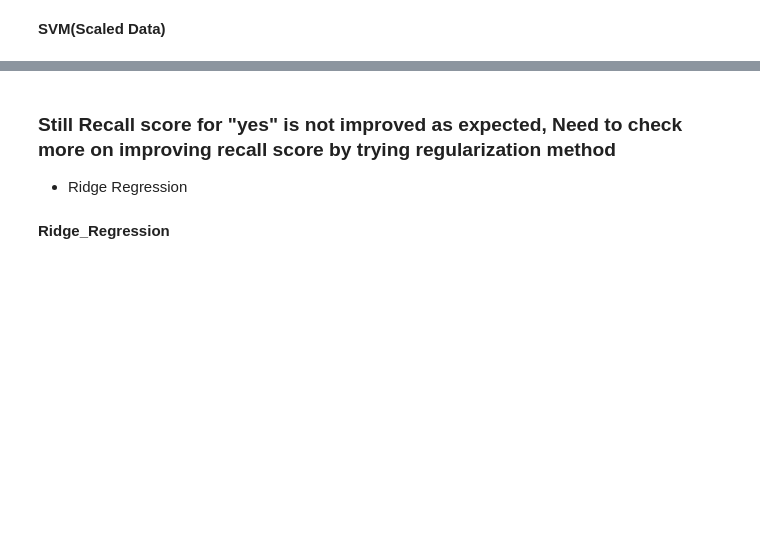
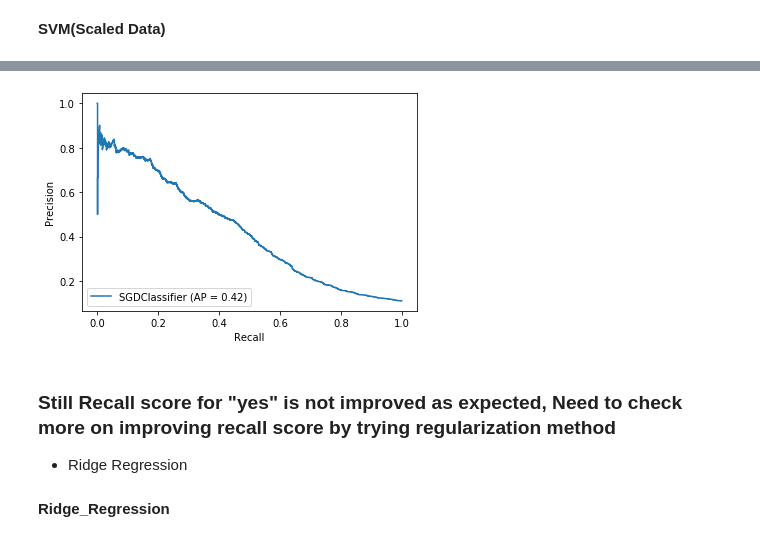
Before and after one commit to pranay-surana/Capstone_II, a Jupyter notebook: Notebook_Stepfour.ipynb, the cells around one changed output, grey strips where cells are left out. Drawn from its saved outputs; the diff is of its cells as text; code cells hidden in the pictures; blank space fills up the shorter version.

```diff
--- a/Notebook_Stepfour.ipynb
+++ b/Notebook_Stepfour.ipynb
@@ -504,3 +562,7 @@ weighted avg       0.88      0.90      0.88     10139
+# %%
+disp=plot_precision_recall_curve(clf_svm, X_test, y_test)
+# %% [output]
+[figure, added]
 # %% [markdown]
 <H3>Still Recall score for "yes" is not improved as expected, Need to check more on improving recall score by trying regularization method</H3>
 <UL><LI>Ridge Regression
```
Also changed, not shown: parts of 238 cells of this notebook, 4 other files.
